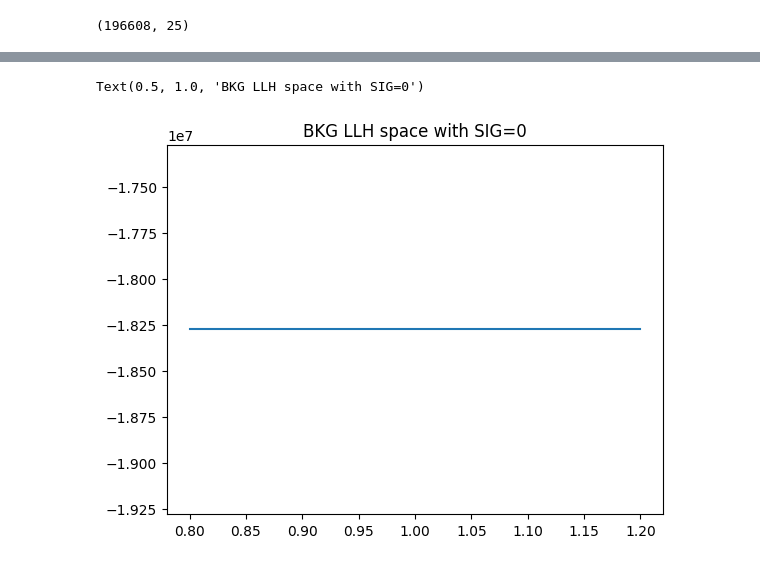
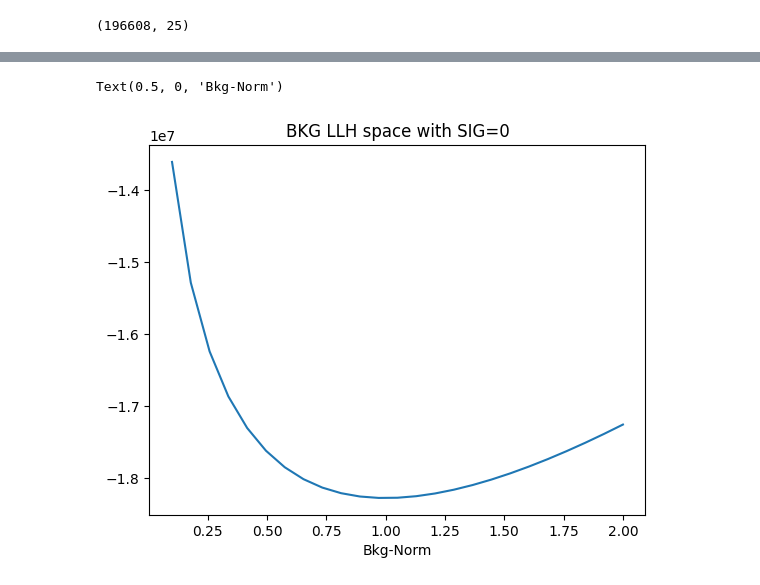
Before and after one commit to ssclafani949/pone_scripts, a Jupyter notebook: nb/flux_to_events_demo-pone-Template.ipynb, the cells around one changed output, grey strips where cells are left out. Drawn from its saved outputs; the diff is of its cells as text; code cells hidden in the pictures.

```diff
--- a/nb/flux_to_events_demo-pone-Template.ipynb
+++ b/nb/flux_to_events_demo-pone-Template.ipynb
@@ -285,7 +308,7 @@ k_b.shape
 smooth_bkg = False
 if smooth_bkg:
     for i, angerr in enumerate(angres):
-        k_b[:,i] = hp.smoothing(k_b[:,i], sigma=np.radians(10))
+        k_b[:,i] = hp.smoothing(k_b[:,i], sigma=np.radians(5))
 # %%
 hp.mollview(np.sum(k_b, axis=1), rot=(180,0), title='BKG: {:.1f} Events $\pi^0$'.format(k_b.sum()))
 # %% [output]
@@ -329,6 +352,7 @@ def ps_llh_2d_composite(
     mu_s_base,
     k_i,
     e_0=E0,
+    verbose=True
 ):
     """fit parameters in x:
     for the standard power law:
@@ -341,7 +365,8 @@ def ps_llh_2d_composite(
     e_norm: normalization energy, default E0_NGC
     phi_0: normalization flux, default PHI_NGC
     """
-
+    if verbose:
+        print(x)
     mu_b = atmo_background(
         x[0]*mu_b_base, bckg_flux_per_pixel, smear_energy=False
     )
@@ -349,7 +374,7 @@ def ps_llh_2d_composite(
     mu_s = astro_flux(
         mu_s_base, emids, e_0, pi0_spectrum, x[1], PHI_0=pi0_flux_per_pixel, smear_energy=False
     )
-
+    print(mu_b.shape, mu_s.shape)
     mu_i = mu_s + mu_b
     # -2 Log Likelihood (B/S)
     return -2 * np.sum(
@@ -362,7 +387,7 @@ def ps_llh_2d_composite(
             - k_i * np.log(k_i),
             0,
         )
-    )#, mu_b, mu_s #for testing
+    )
 # %%
 # define the fitting functions with all parameters
 # background only, 1 free parameter
@@ -403,6 +432,6 @@ P-VALUE: 0.030217 SIGNIFICANCE: 2.167
 # %%
 sig_llh = []
-xs = np.linspace(.1,2,100)
+xs = np.linspace(0,1.5,25)
 for x in xs:
     sig_llh.append(ps_llh_2d_composite(
         (1,x), mu_b_base, mu_s_base, k_i
@@ -416,7 +464,7 @@ Text(0.5, 1.0, 'Signal LLH space with BKG nominal')
 # %%
-sig_llh = []
-xs = np.linspace(.8,1.2,201)
+bkg_llh = []
+xs = np.linspace(.1,2,25)
 for x in xs:
-    sig_llh.append(ps_llh_2d_composite(
+    bkg_llh.append(ps_llh_2d_composite(
         (x,0), mu_b_base, mu_s_base, k_i
     ))
@@ -423,6 +489,7 @@ for x in xs:
 # %%
-plt.plot(xs, np.array(sig_llh))
+plt.plot(xs, np.array(bkg_llh))
 plt.title('BKG LLH space with SIG=0')
+plt.xlabel('Bkg-Norm')
 # %% [output]
-Text(0.5, 1.0, 'BKG LLH space with SIG=0')
+Text(0.5, 0, 'Bkg-Norm')
-[figure, old version]
+[figure, new version]
```
Also changed, not shown: parts of 9 cells of this notebook, 1 other file.
